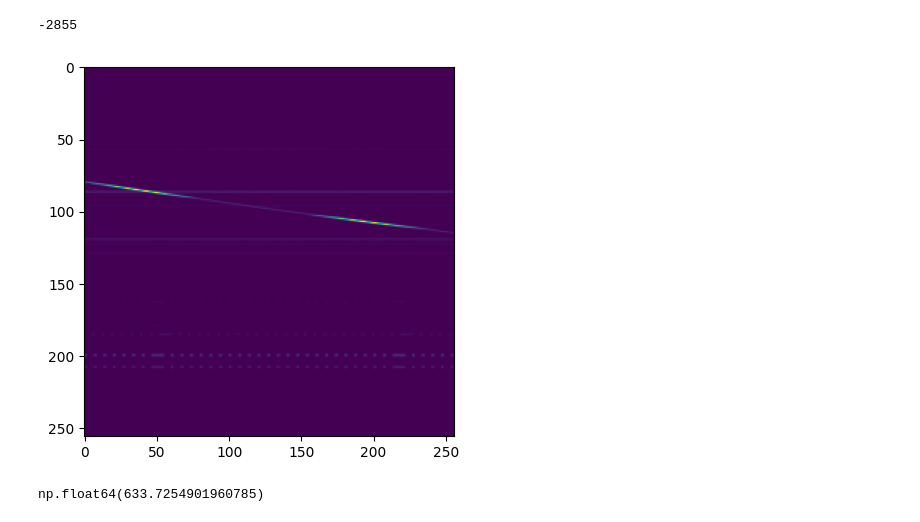
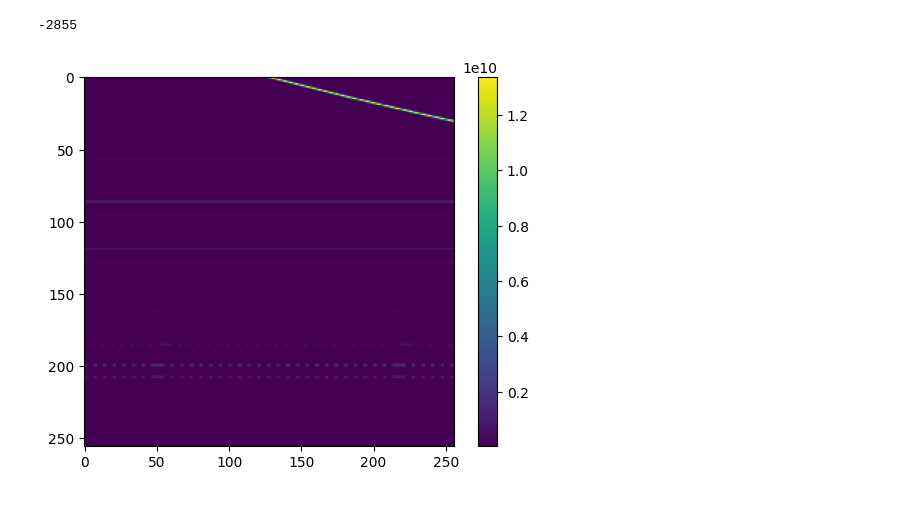
Before and after one commit to Saraoid4/Chapter6, a Jupyter notebook: generator_sim.ipynb, the cells around one changed output. Cells and saved outputs as stored; diff of their text form; code cells hidden in the pictures.

```diff
--- a/generator_sim.ipynb
+++ b/generator_sim.ipynb
@@ -1,7 +1,7 @@
 # %%
 import numpy as np
 import sys
-sys.path.append('/Users/selbouch/Desktop/Chapter6/injectfrb/injectfrb/')
+sys.path.append('./injectfrb/injectfrb-backup/injectfrb/')
 from simulate_frb import gen_simulated_frb
 import spectra
 import os
@@ -25,10 +25,10 @@ def get_array_from_npz(npz_obj, use_db=True):
 
         return arr
 class FRBConstants:
-    DEFAULT_FLUENCE = 1
+    DEFAULT_FLUENCE = 1000
     DEFAULT_SPEC_IND = 0.0
     FREQ_THRESHOLD = 100
-    TIME_EXTENSION_FACTOR = 100
+    TIME_EXTENSION_FACTOR = 10
     DEFAULT_CROP_SIZE = 256
     DEFAULT_CENTER_INDEX = DEFAULT_CROP_SIZE * TIME_EXTENSION_FACTOR // 2
     BAND_LIMIT_CHANNELS = 256
@@ -47,7 +47,7 @@ class FRB:
         self.n_chann = FRBConstants.BAND_LIMIT_CHANNELS
         self.freq_rang = (fmax,fmin)
         self.freq_list = np.linspace(fmax, fmin, self.n_chann)
-        self.freq_ref = self._set_reference_frequency()
+        self.freq_ref = (fmax-fmin)/2
         self.sigma = None
         self.simulated_final = None
 
@@ -96,7 +96,8 @@ class FRB:
 class Generator(FRB):
     def __init__(self, background_dir, param, positive, fmin, fmax, dt):
         super().__init__(param, positive, fmin, fmax, dt)
-        self._load_background_nenufar(background_dir, file_idx=0)
+        file_idx = 0
+        self._load_background_nenufar(background_dir, file_idx=file_idx)
         if positive:
             self._calculate_noise_statistics()
             self.simulated_final = self._create_simulation()
@@ -112,7 +113,7 @@ class Generator(FRB):
         d = np.load(path, allow_pickle=True)
         background = get_array_from_npz(d, use_db=False)
         if rebin:
-            rebin_factor = background.shape[1]//256
+            rebin_factor = int(np.ceil(background.shape[1]//256))
             rebinned_arr = background.reshape(background.shape[0], rebin_factor, 256).mean(axis=1)
         else:
             rebinned_arr = background
@@ -128,38 +129,36 @@ class Generator(FRB):
         print(total_observation)
         n_time_long = max(total_observation, self.bg_data.shape[1] * FRBConstants.TIME_EXTENSION_FACTOR)
         large_background = np.zeros((self.bg_data.shape[0], n_time_long))
         frb = gen_simulated_frb(dm=self.dm, fluence = FRBConstants.DEFAULT_FLUENCE, width=self.width_s, NFREQ = large_background.shape[0], NTIME = n_time_long,
                                 scat_tau_ref=self.scat_s, scintillate=True, spec_ind=self.spec_id, background_noise=large_background, freq=self.freq_rang, FREQ_REF=self.freq_rang[0],
                                 delta_t = self.dt, conv_dmsmear=False)
         frb_spectra = spectra.Spectra(freqs=self.freq_list, dt=self.dt, data=deepcopy(frb[0]), starttime=0, dm=self.dm)
         frb_spectra.dedisperse(self.dm, ref_freq=self.freq_ref)
         integrated = np.mean(frb_spectra.data, axis=0)
         max_integrated, scale_factor = self._estimate_pulse_peak(integrated)
 
-        self.index_start = random.randint(-1000, 1000)
+        self.index_start = random.randint(-1, 1)
         new_center = n_time_long//2 - self.index_start
         crop_start = new_center - FRBConstants.DEFAULT_CROP_SIZE // 2
         crop_end = new_center + FRBConstants.DEFAULT_CROP_SIZE // 2
         frb_cropped = frb[0][:, crop_start:crop_end]
         self.burst = frb_cropped
         final = scale_factor*frb_cropped + deepcopy(self.bg_data[:,1:])
 
         return final
 
 
 if __name__=="__main__":
     import matplotlib.pyplot as plt
     %matplotlib inline
     test_frb = FRB(param={"dm":100, "snr":1000, "width_s":1e-3, "scat_s":1e-5, "spec_id":0}, positive=True)
-    params = {"dm":600, "snr":7, "width_s":2e-3, "scat_s":0, "spec_id":0}
+    params = {"dm":600, "snr":7, "width_s":1e-3, "scat_s":0, "spec_id":0}
     test_frb_generator = Generator(param=params, positive=True, background_dir="./data_npz/snippetsHF_4768x256_BA", fmin=400, fmax=800, dt=0.004)
     #nenufar_bg = test_frb_generator._load_background_nenufar(background_dir="./data_npz/snippetsHF_4768x256_BA", file_idx=0)
-    plt.imshow(test_frb_generator.simulated_final)
+    fin = test_frb_generator.simulated_final
+    plt.imshow(fin)
+    plt.colorbar()
     plt.show()
 # %% [output]
 -2855
-[figure, old version]
+[figure, new version]
-# %%
-test_frb.freq_ref
-# %% [output]
-np.float64(633.7254901960785)
```
Also changed, not shown: parts of 1 cell of this notebook.
